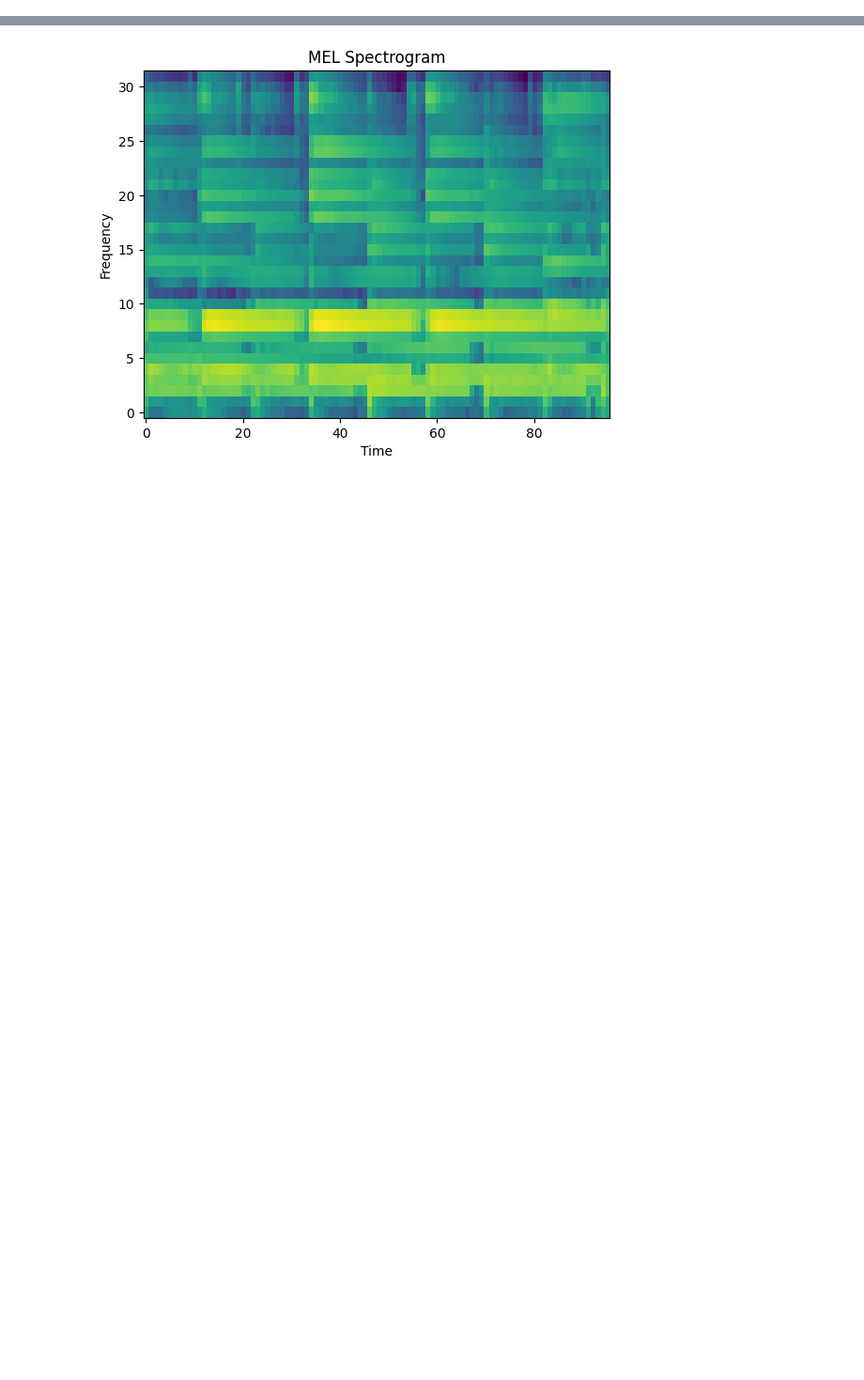
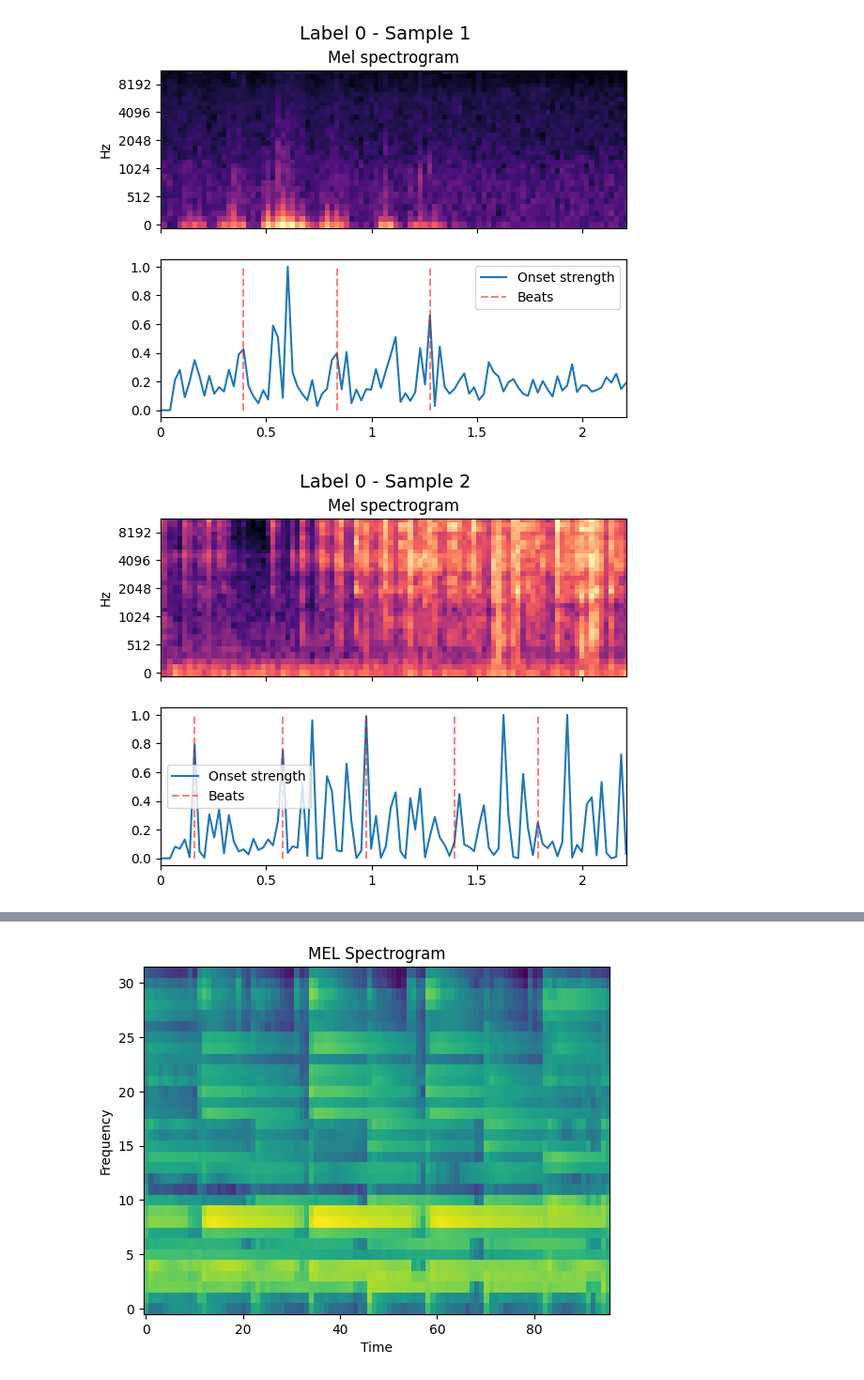
Before and after one commit to A-NGJ/AudioExplorers2023, a Jupyter notebook: data_analysis.ipynb, the cells around one changed output, grey strips where cells are left out. Shown: that part at 94% size. Drawn from its saved outputs; the diff is of its cells as text; code cells hidden in the pictures; blank space fills up the shorter version.

```diff
--- a/data_analysis.ipynb
+++ b/data_analysis.ipynb
@@ -22,0 +53,54 @@ training_labels: Counter({1: 27340, 0: 14530, 2: 4823, 3: 4412, 4: 1785})
+# %%
+data_by_label = {0: [], 1: [], 2: [], 3: [], 4: []}
+
+for i, label in enumerate(training_labels[0]):
+    data_by_label[label].append(training[i])
+
+label_0_data = np.array(data_by_label[0])
+label_1_data = np.array(data_by_label[1])
+label_2_data = np.array(data_by_label[2])
+label_3_data = np.array(data_by_label[3])
+label_4_data = np.array(data_by_label[4])
+# %%
+# Plot samples function
+def plot_samples(data, label):
+    sr = 22050
+    hop_length = 512
+
+    for i, sample in enumerate(data[14:16]):
+        # Compute onset strength
+        onset_env = librosa.onset.onset_strength(S=sample, sr=sr, hop_length=hop_length)
+
+        # Extract beats
+        tempo, beats = librosa.beat.beat_track(onset_envelope=onset_env, sr=sr)
+
+        # Compute times for the onset strength array
+        times = librosa.times_like(onset_env, sr=sr, hop_length=hop_length)
+
+        # Plot Mel spectrogram and onset strength
+        fig, ax = plt.subplots(nrows=2, sharex=True)
+        fig.suptitle(f'Label {label} - Sample {i + 1}', fontsize=14)
+
+        librosa.display.specshow(sample, sr=sr, hop_length=hop_length, x_axis='time', y_axis='mel', ax=ax[0])
+        ax[0].set(title='Mel spectrogram')
+        ax[0].label_outer()
+
+        ax[1].plot(times, librosa.util.normalize(onset_env), label='Onset strength')
+        ax[1].vlines(times[beats], 0, 1, alpha=0.5, color='r', linestyle='--', label='Beats')
+        ax[1].legend()
+        ax[1].label_outer()
+
+        # Adjust x-axis limits
+        ax[1].set_xlim(0, times[-1])
+
+        plt.show()
+
+# Plot samples for each label
+plot_samples(label_0_data, 0)
+plot_samples(label_1_data, 1)
+plot_samples(label_2_data, 2)
+plot_samples(label_3_data, 3)
+plot_samples(label_4_data, 4)
+# %% [output]
+[figure, added]
+[figure, added]
```
Also changed, not shown: parts of 8 cells of this notebook.
